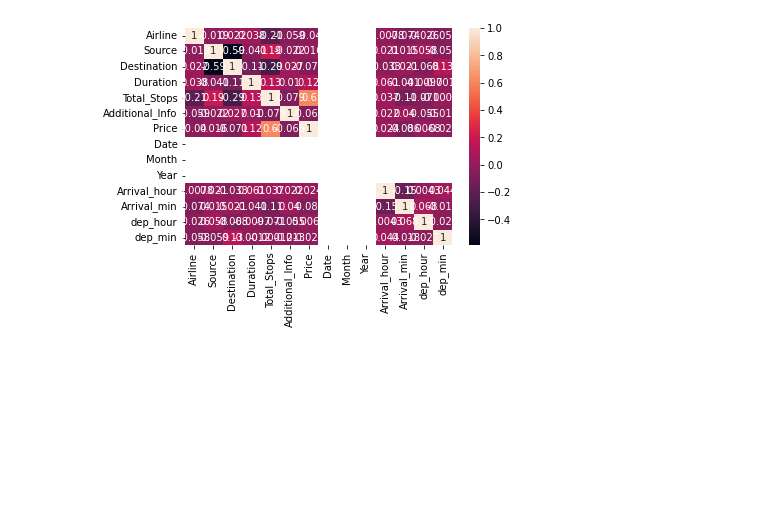
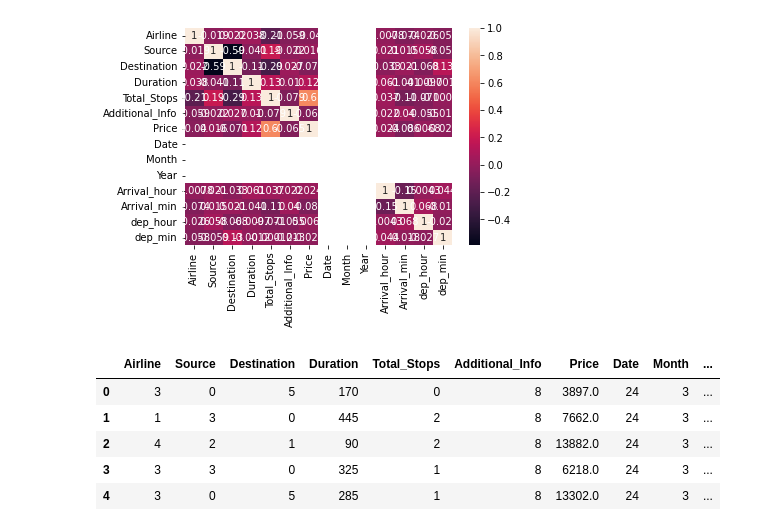
Before and after one commit to Fender2003/FlightPrediction, a Jupyter notebook: flights.ipynb, the cells around one changed output. Saved outputs shown, nothing was run; the diff lists cells and outputs as text; code cells hidden in the pictures; blank space fills up the shorter version.

```diff
--- a/flights.ipynb
+++ b/flights.ipynb
@@ -269,3 +269,12 @@ grp = sns.heatmap(final_df.corr(), annot=True)
 plt.show()
 # %% [output]
 [figure]
+# %%
+final_df.head()
+# %% [output]
+|  | Airline | Source | Destination | Duration | Total_Stops | Additional_Info | Price | Date | Month | ... |
+| 0 | 3 | 0 | 5 | 170 | 0 | 8 | 3897.0 | 24 | 3 | ... |
+| 1 | 1 | 3 | 0 | 445 | 2 | 8 | 7662.0 | 24 | 3 | ... |
+| 2 | 4 | 2 | 1 | 90 | 2 | 8 | 13882.0 | 24 | 3 | ... |
+| 3 | 3 | 3 | 0 | 325 | 1 | 8 | 6218.0 | 24 | 3 | ... |
+| 4 | 3 | 0 | 5 | 285 | 1 | 8 | 13302.0 | 24 | 3 | ... |
```
Also changed, not shown: parts of 4 cells of this notebook.
